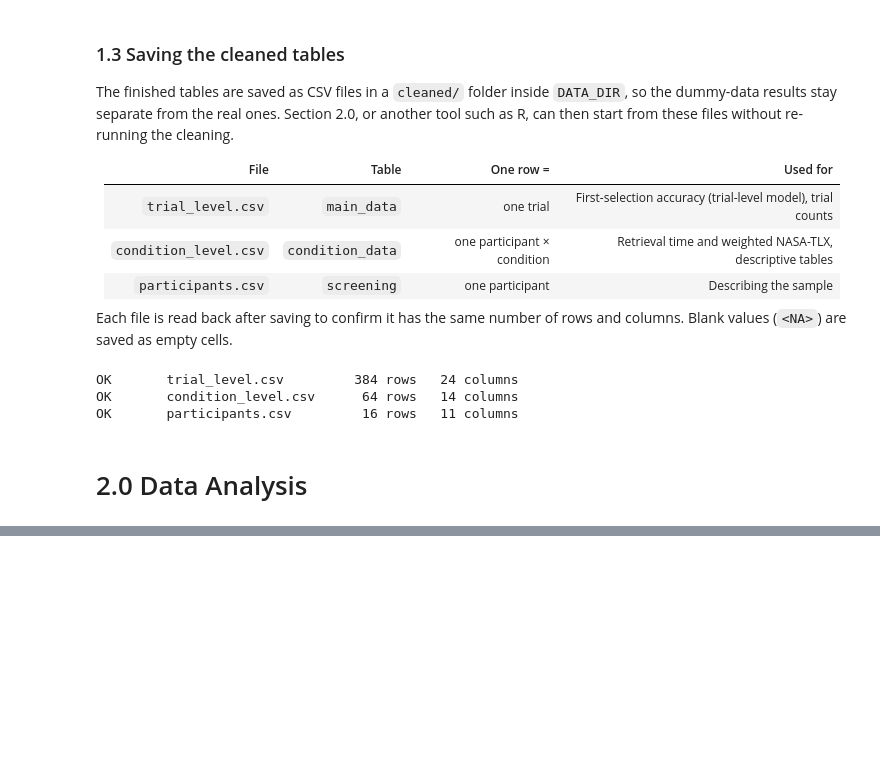
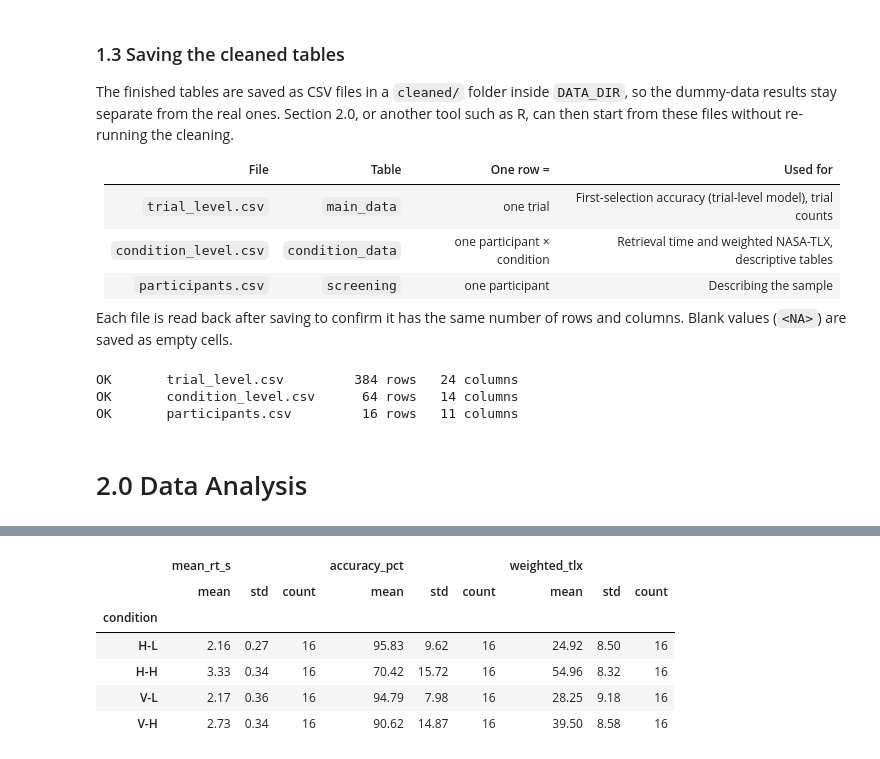
Before and after one commit to jphonrado/HCI2000-Data-Analysis, a Jupyter notebook: main.ipynb, the cells around one changed output, grey strips where cells are left out. Saved outputs shown, nothing was run; the diff lists cells and outputs as text; code cells hidden in the pictures; blank space fills up the shorter version.

```diff
--- a/main.ipynb
+++ b/main.ipynb
@@ -740,0 +807,18 @@ OK       participants.csv         16 rows   11 columns
+# %%
+outcomes = ["mean_rt_s", "accuracy_pct", "weighted_tlx"]
+
+summary = (
+    condition_data.groupby("condition")[outcomes]
+    .agg(["mean", "std", "count"])
+    .reindex(CONDITION_ORDER)
+    .round(2)
+)
+summary
+# %% [output]
+|  | mean_rt_s |  |  | accuracy_pct |  |  | weighted_tlx |  |  |
+|  | mean | std | count | mean | std | count | mean | std | count |
+| condition |  |  |  |  |  |  |  |  |  |
+| H-L | 2.16 | 0.27 | 16 | 95.83 | 9.62 | 16 | 24.92 | 8.50 | 16 |
+| H-H | 3.33 | 0.34 | 16 | 70.42 | 15.72 | 16 | 54.96 | 8.32 | 16 |
+| V-L | 2.17 | 0.36 | 16 | 94.79 | 7.98 | 16 | 28.25 | 9.18 | 16 |
+| V-H | 2.73 | 0.34 | 16 | 90.62 | 14.87 | 16 | 39.50 | 8.58 | 16 |
```
Also changed, not shown: parts of 26 cells of this notebook.
